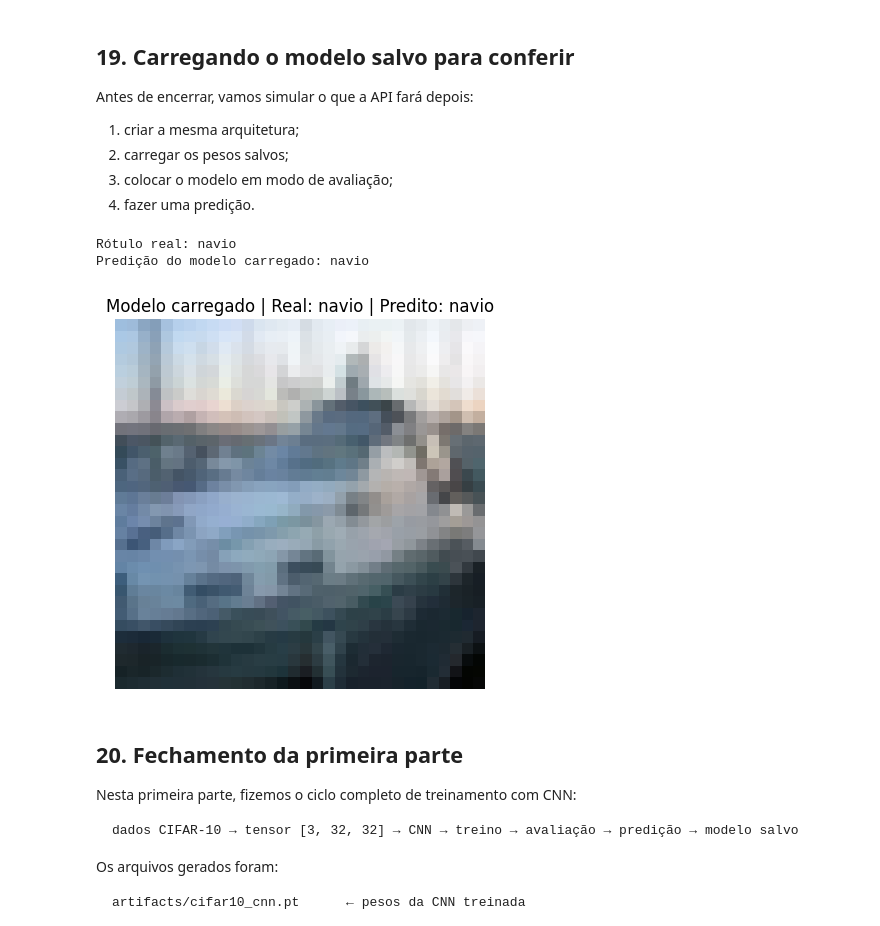
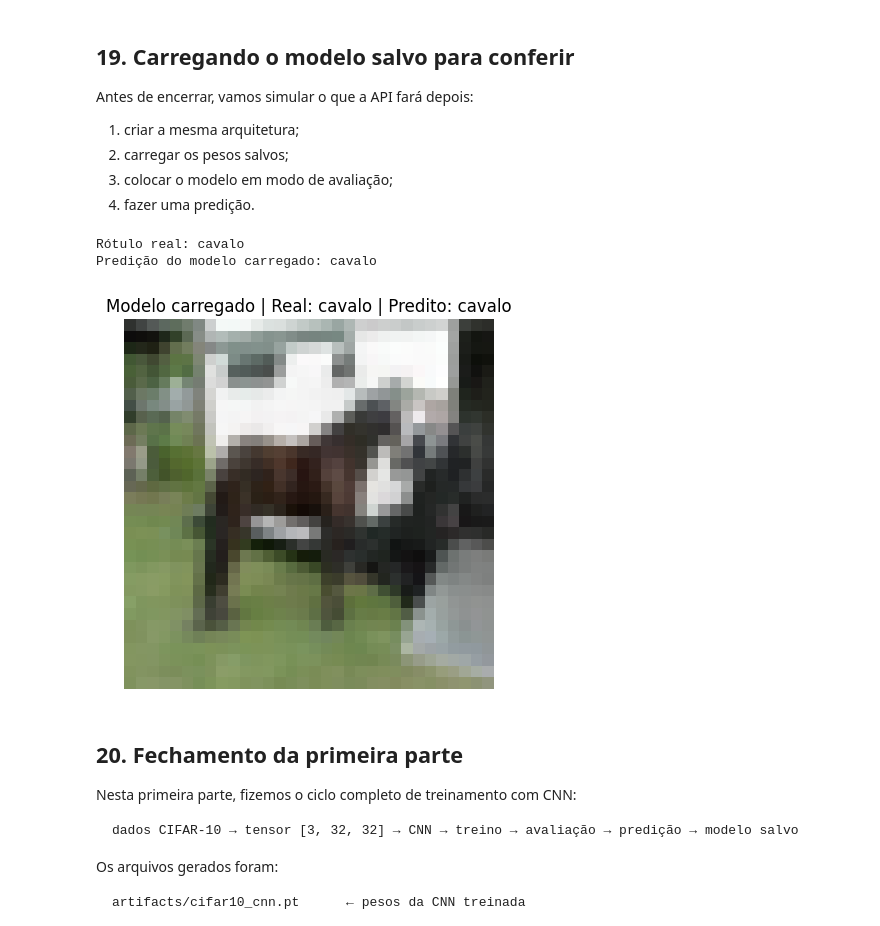
Before and after one commit to arnaldojr/computervision, a Jupyter notebook: docs/aulas/lab10/api/02_api_fastapi/01_treinando_cnn_pytorch.ipynb, the cells around one changed output. Saved outputs shown, nothing was run; the diff lists cells and outputs as text; code cells hidden in the pictures.

```diff
--- a/docs/aulas/lab10/api/02_api_fastapi/01_treinando_cnn_pytorch.ipynb
+++ b/docs/aulas/lab10/api/02_api_fastapi/01_treinando_cnn_pytorch.ipynb
@@ -682,27 +683,27 @@ Antes de encerrar, vamos simular o que a API fará depois:
 # %%
 loaded_model = CNNSimples(num_classes=10).to(device)
 loaded_model.load_state_dict(torch.load(model_path, map_location=device))
 loaded_model.eval()
 
-image, true_label = test_dataset[2]
+image, true_label = test_dataset[20]
 
 with torch.no_grad():
     x = image.unsqueeze(0).to(device)
     logits = loaded_model(x)
     pred = torch.argmax(logits, dim=1).item()
 
 print("Rótulo real:", CLASSES[true_label])
 print("Predição do modelo carregado:", CLASSES[pred])
 
 img_display = denormalize(image, CIFAR10_MEAN, CIFAR10_STD)
 plt.imshow(img_display.permute(1, 2, 0))
 plt.title(f"Modelo carregado | Real: {CLASSES[true_label]} | Predito: {CLASSES[pred]}")
 plt.axis("off")
 plt.show()
 # %% [output]
-Rótulo real: navio
-Predição do modelo carregado: navio
+Rótulo real: cavalo
+Predição do modelo carregado: cavalo
-[figure, old version]
+[figure, new version]
 # %% [markdown]
 ## 20. Fechamento da primeira parte
 
```
Also changed, not shown: parts of 7 cells of this notebook, 14 other files.
